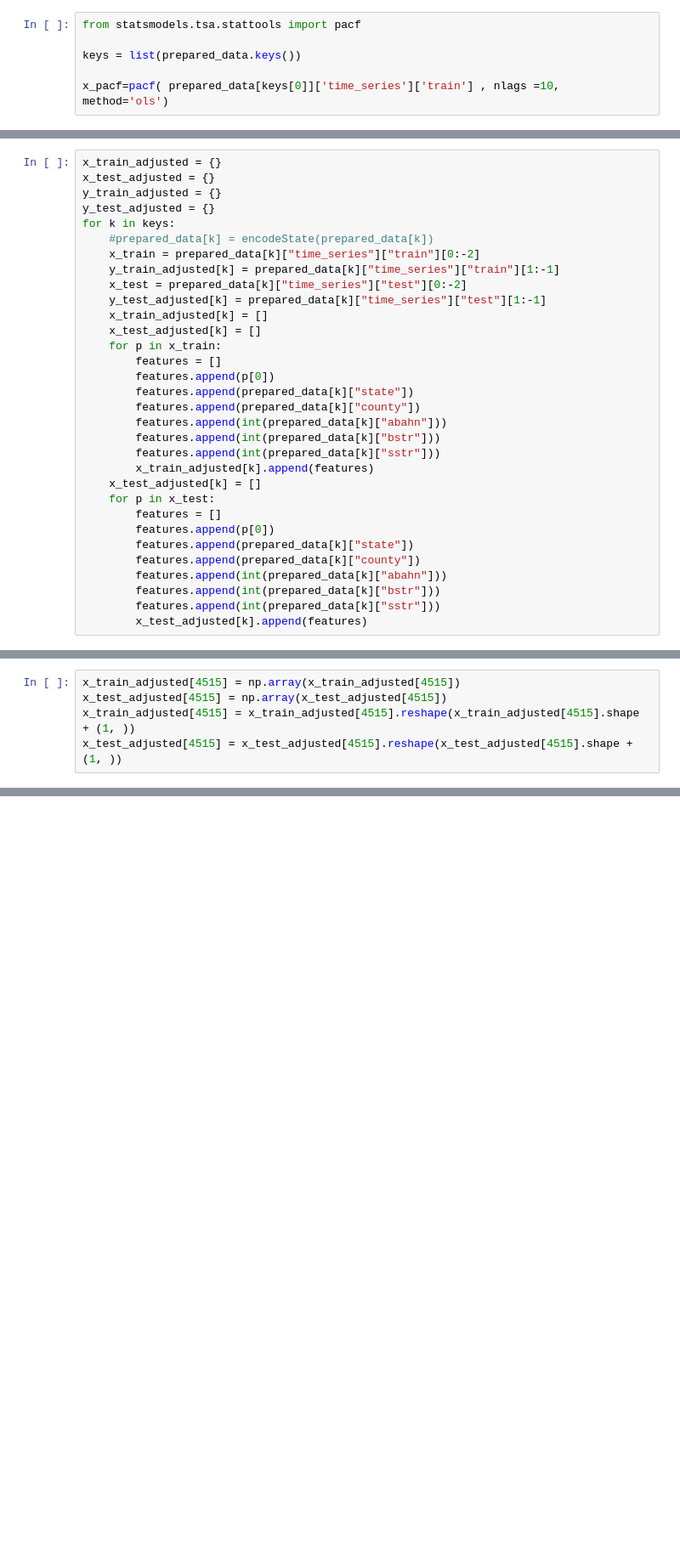
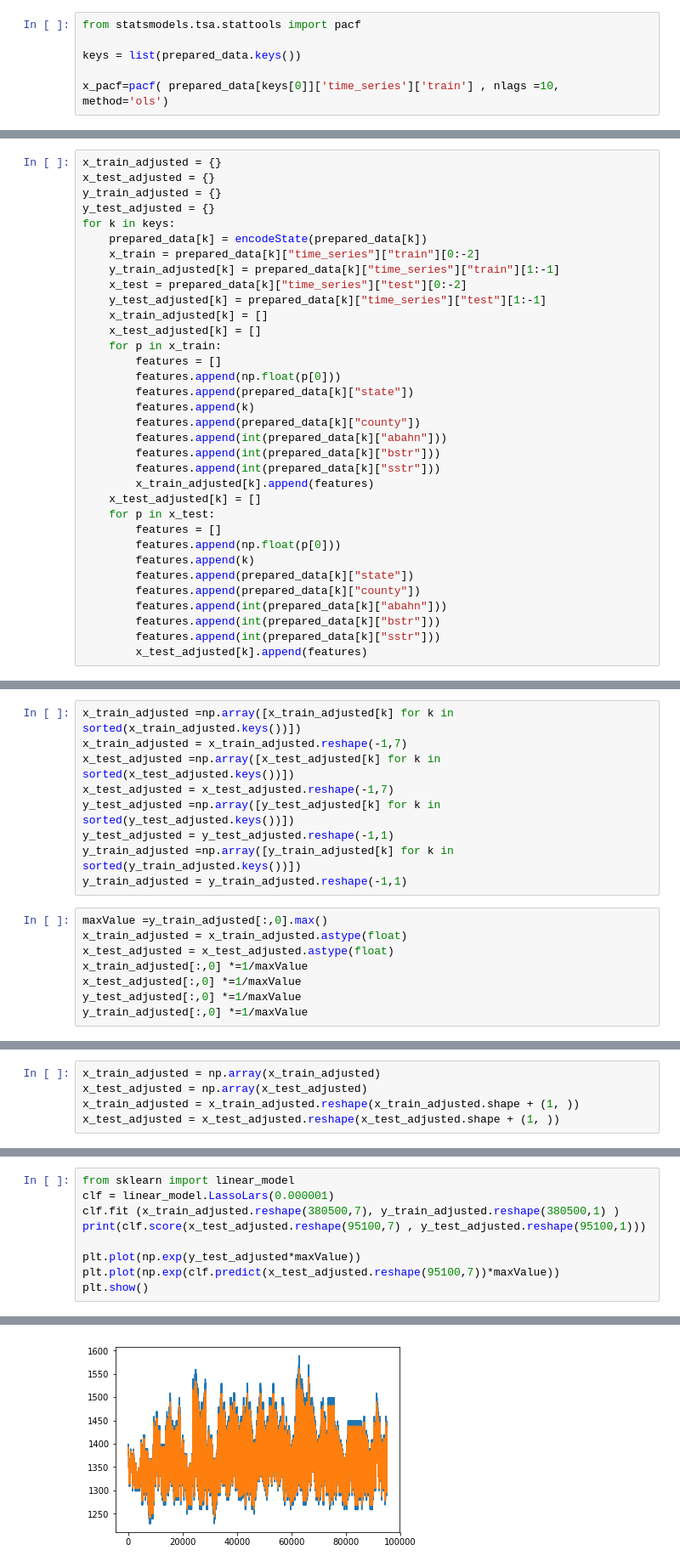
Before and after one commit to RobinBaumann/InformatiCup2018, a Jupyter notebook: DataExploration/serious test.ipynb, the cells around one changed output, grey strips where cells are left out. Shown at 85% size. Drawn from its saved outputs; the diff is of its cells as text; blank space fills up the shorter version.

Commit message:
LassoRegression seems to fit our problem best

```diff
--- a/DataExploration/serious test.ipynb
+++ b/DataExploration/serious test.ipynb
@@ -101,7 +73,7 @@ x_test_adjusted = {}
 y_train_adjusted = {}
 y_test_adjusted = {}
 for k in keys:
-    #prepared_data[k] = encodeState(prepared_data[k])
+    prepared_data[k] = encodeState(prepared_data[k])
     x_train = prepared_data[k]["time_series"]["train"][0:-2]
     y_train_adjusted[k] = prepared_data[k]["time_series"]["train"][1:-1]
     x_test = prepared_data[k]["time_series"]["test"][0:-2]
@@ -110,8 +82,9 @@ for k in keys:
     x_test_adjusted[k] = []
     for p in x_train:
         features = []
-        features.append(p[0])
+        features.append(np.float(p[0]))
         features.append(prepared_data[k]["state"])
+        features.append(k)
         features.append(prepared_data[k]["county"])
         features.append(int(prepared_data[k]["abahn"]))
         features.append(int(prepared_data[k]["bstr"]))
@@ -120,7 +93,8 @@ for k in keys:
     x_test_adjusted[k] = []
     for p in x_test:
         features = []
-        features.append(p[0])
+        features.append(np.float(p[0]))
+        features.append(k)
         features.append(prepared_data[k]["state"])
         features.append(prepared_data[k]["county"])
         features.append(int(prepared_data[k]["abahn"]))
@@ -139,0 +104,17 @@ array([[ 7.24351297],
+# %%
+x_train_adjusted =np.array([x_train_adjusted[k] for k in sorted(x_train_adjusted.keys())])
+x_train_adjusted = x_train_adjusted.reshape(-1,7)
+x_test_adjusted =np.array([x_test_adjusted[k] for k in sorted(x_test_adjusted.keys())])
+x_test_adjusted = x_test_adjusted.reshape(-1,7)
+y_test_adjusted =np.array([y_test_adjusted[k] for k in sorted(y_test_adjusted.keys())])
+y_test_adjusted = y_test_adjusted.reshape(-1,1)
+y_train_adjusted =np.array([y_train_adjusted[k] for k in sorted(y_train_adjusted.keys())])
+y_train_adjusted = y_train_adjusted.reshape(-1,1)
+# %%
+maxValue =y_train_adjusted[:,0].max()
+x_train_adjusted = x_train_adjusted.astype(float)
+x_test_adjusted = x_test_adjusted.astype(float)
+x_train_adjusted[:,0] *=1/maxValue
+x_test_adjusted[:,0] *=1/maxValue
+y_test_adjusted[:,0] *=1/maxValue
+y_train_adjusted[:,0] *=1/maxValue
@@ -152,6 +143,6 @@ fit1.compile(loss='mean_squared_error', optimizer=sgd)
 # %%
-x_train_adjusted[4515] = np.array(x_train_adjusted[4515])
-x_test_adjusted[4515] = np.array(x_test_adjusted[4515])
-x_train_adjusted[4515] = x_train_adjusted[4515].reshape(x_train_adjusted[4515].shape + (1, ))
-x_test_adjusted[4515] = x_test_adjusted[4515].reshape(x_test_adjusted[4515].shape + (1, ))
+x_train_adjusted = np.array(x_train_adjusted)
+x_test_adjusted = np.array(x_test_adjusted)
+x_train_adjusted = x_train_adjusted.reshape(x_train_adjusted.shape + (1, ))
+x_test_adjusted = x_test_adjusted.reshape(x_test_adjusted.shape + (1, ))
 # %%
@@ -190,0 +187,10 @@ in test MSE =  0.001098
+# %%
+from sklearn import linear_model
+clf = linear_model.LassoLars(0.000001)
+clf.fit (x_train_adjusted.reshape(380500,7), y_train_adjusted.reshape(380500,1) )
+print(clf.score(x_test_adjusted.reshape(95100,7) , y_test_adjusted.reshape(95100,1)))
+
+plt.plot(np.exp(y_test_adjusted*maxValue))
+plt.plot(np.exp(clf.predict(x_test_adjusted.reshape(95100,7))*maxValue))
+plt.show()
+# %% [output]
@@ -190,0 +198 @@ in test MSE =  0.001098
+[figure, added]
```
Also changed, not shown: parts of 17 cells of this notebook.
